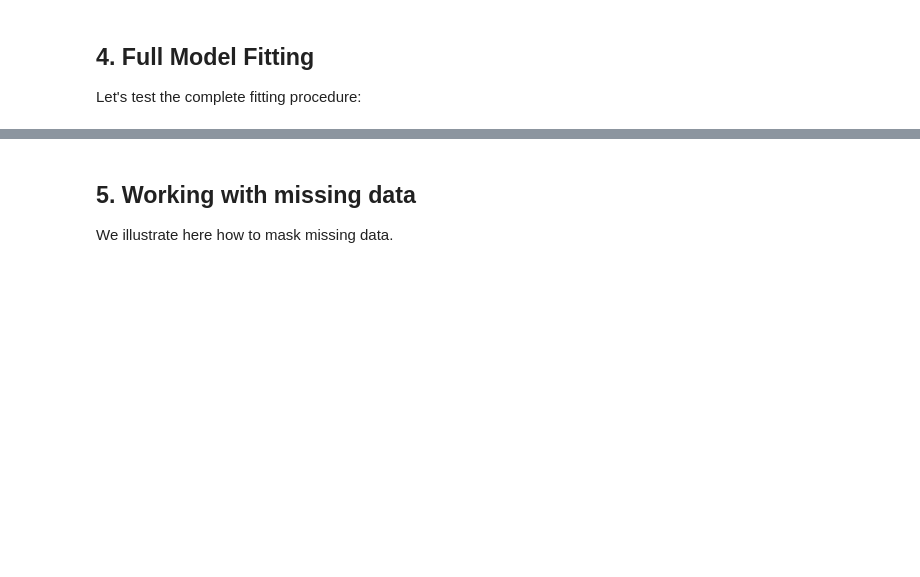
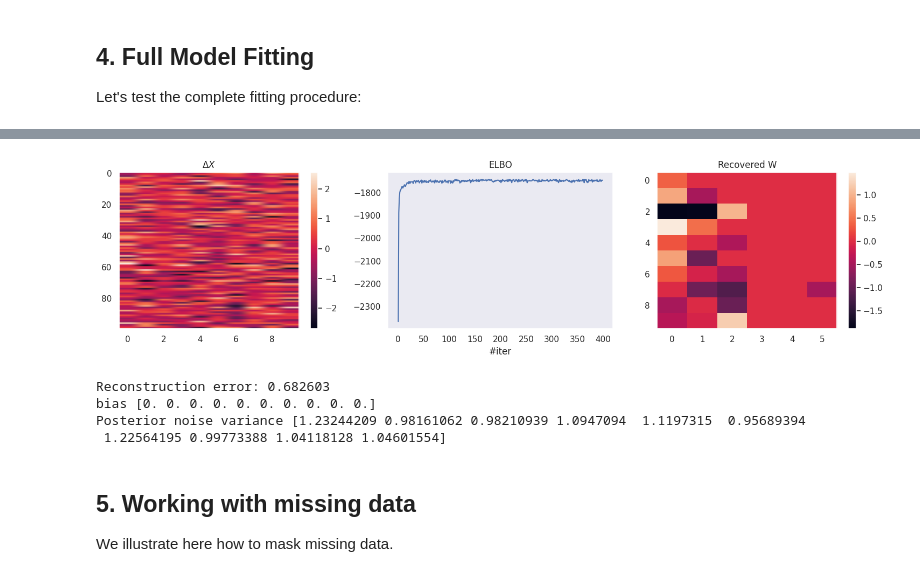
Before and after one commit to dimarkov/sppcax, a Jupyter notebook: examples/debug_factor_analysis.ipynb, the cells around one changed output, grey strips where cells are left out. Saved outputs shown, nothing was run; the diff lists cells and outputs as text; code cells hidden in the pictures; blank space fills up the shorter version.

```diff
--- a/examples/debug_factor_analysis.ipynb
+++ b/examples/debug_factor_analysis.ipynb
@@ -414,3 +573,73 @@ Posterior noise precision [1.24872216 1.05418254 0.45437486 1.55271797 1.3278382
+# %%
+from sppcax.inference.smoothing import lgssm_smoother as sppcax_smoother
+
+key, _key = jr.split(key)
+init_params, props = dfa_model.initialize(
+    _key, variational_bayes=True
+)
+
+props.initial.mean.trainable = False
+props.initial.cov.trainable = False
+
+init_params = eqx.tree_at(
+    lambda x: (x.dynamics.weights, x.dynamics.cov),
+    init_params,
+    (jnp.zeros((dim_z, dim_z)), jnp.eye(dim_z))
+)
+
+init_params = eqx.tree_at(
+    lambda x: x.emissions.weights,
+    init_params,
+    init_params.emissions.weights * mask[..., :-1]
+)
+
+y_train = jnp.expand_dims(X, -2)
+num_iters = 400
+
+key, _key = jr.split(key)
+updated_params, elbos = dfa_model.fit_vbem(
+    init_params, props, y_train, _key, num_iters=num_iters, verbose=False
+)
+
+smoother = lambda y: sppcax_smoother(updated_params, y, jnp.zeros((1, 0)), variational_bayes=True, parallel_scan=False)
+posterior = jax.vmap(smoother)(y_train)
+weights = updated_params.emissions.weights.T
+bias = updated_params.emissions.bias
+X_reconstructed = posterior.smoothed_means.squeeze() @ weights + bias
+
+# Visualize results
+plt.figure(figsize=(15, 4))
+
+plt.subplot(131)
+plt.imshow(X - X_reconstructed, aspect='auto')
+plt.title(r'$\Delta X$')
+plt.colorbar()
+
+plt.subplot(132)
+plt.plot(range(1, len(elbos) + 1), elbos)
+plt.title('ELBO')
+plt.xlabel('#iter')
+
+plt.subplot(133)
+plt.imshow(weights.T, aspect='auto')
+plt.title('Recovered W')
+plt.colorbar()
+
+plt.tight_layout()
+plt.show()
+
+# Print reconstruction error
+error = jnp.mean((X - X_reconstructed) ** 2)
+print(f"Reconstruction error: {error:.6f}")
+print('bias', updated_params.emissions.bias)
+
+print("Posterior noise variance", jnp.diag(updated_params.emissions.cov))
+# %% [output]
+[figure, added]
+Reconstruction error: 0.682603
+bias [0. 0. 0. 0. 0. 0. 0. 0. 0. 0.]
+Posterior noise variance [1.23244209 0.98161062 0.98210939 1.0947094  1.1197315  0.95689394
+ 1.22564195 0.99773388 1.04118128 1.04601554]
 # %% [markdown]
 ## 5. Working with missing data
 
```
Also changed, not shown: parts of 9 cells of this notebook, 12 other files.
